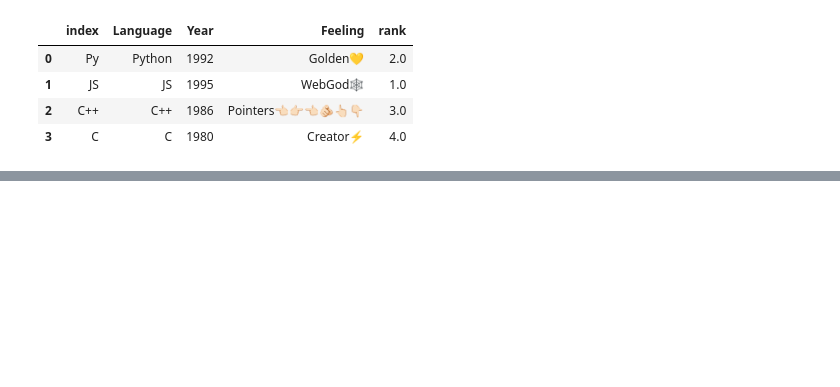
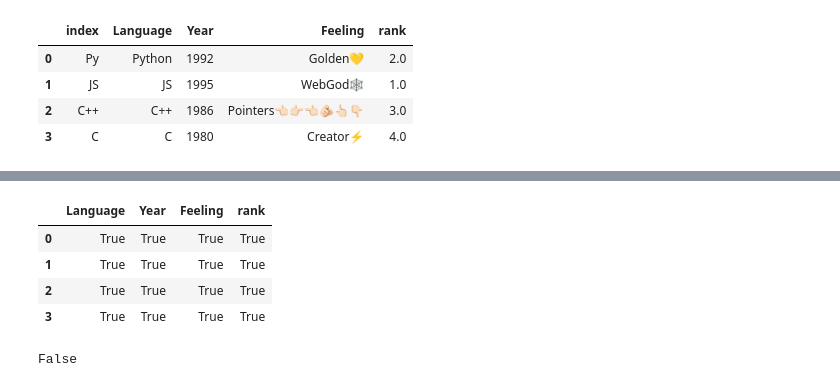
Before and after one commit to XionVolt/Ai-Ml, a Jupyter notebook: Programming/Pandas/04_important_series_and_df_methods.ipynb, the cells around one changed output, grey strips where cells are left out. Cells and saved outputs as stored; diff of their text form; code cells hidden in the pictures; blank space fills up the shorter version.

```diff
--- a/Programming/Pandas/04_important_series_and_df_methods.ipynb
+++ b/Programming/Pandas/04_important_series_and_df_methods.ipynb
@@ -120,0 +151,13 @@ langs.rename(index={0:'Py',1:'JS',2:'C++',3:'C'}).reset_index()
+# %%
+langs.notnull() # same as isnull but opposite, will true if not null otherwise false
+# %% [output]
+|  | Language | Year | Feeling | rank |
+| 0 | True | True | True | True |
+| 1 | True | True | True | True |
+| 2 | True | True | True | True |
+| 3 | True | True | True | True |
+# %%
+# hasnans, will true if column has even a single missing value otherwise false (works on series only)
+langs['Language'].hasnans # means langs['Language'] not any missing values
+# %% [output]
+False
```
Also changed, not shown: parts of 12 cells of this notebook, 4 other files.
